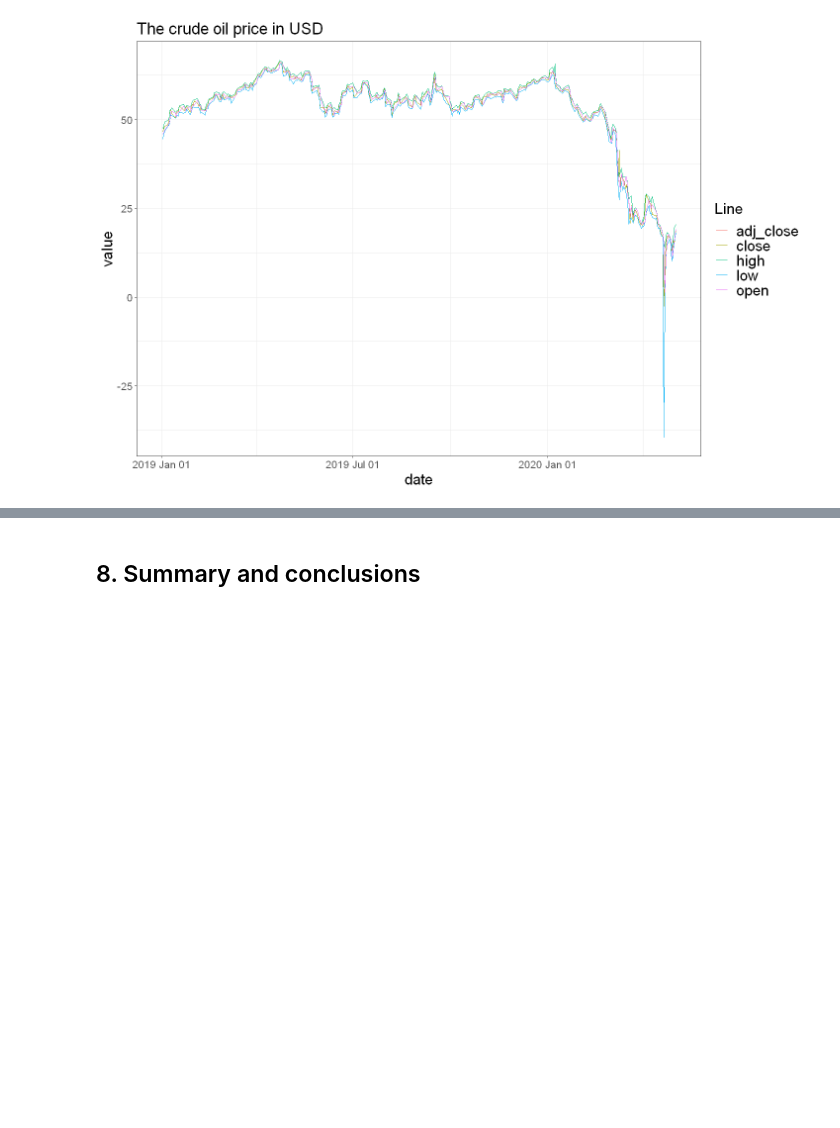
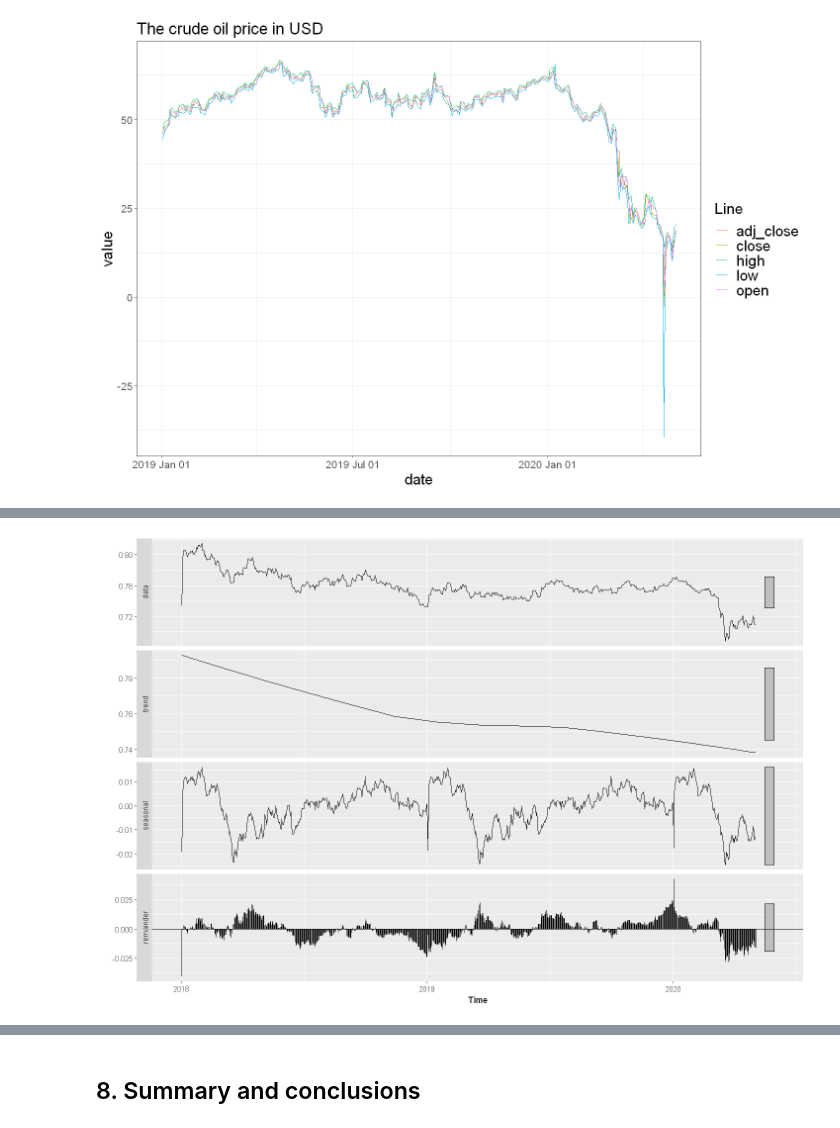
Before and after one commit to flizhou/CAD_USD_exchange_rate_predictor, a Jupyter notebook: scripts/eda.ipynb, the cells around one changed output, grey strips where cells are left out. Saved outputs shown, nothing was run; the diff lists cells and outputs as text; code cells hidden in the pictures; blank space fills up the shorter version.

```diff
--- a/scripts/eda.ipynb
+++ b/scripts/eda.ipynb
@@ -141,0 +163,9 @@ A tibble: 6 × 7
+# %%
+data_cp <- tibble(date = seq(as.Date("2018-01-01"), Sys.Date(), "day")) %>%
+    merge(cad_to_usd %>% filter(label == "close") %>% select(date, value),
+          by = "date", all.x = TRUE) %>%
+    merge(crude_oil %>% select(date, close),
+          by = "date", all.x = TRUE)
+colnames(data_cp) = c("date", "cad_to_usd", "crude_oil")
+dim(data_cp)
+head(data_cp)
@@ -221,0 +263,9 @@ cb_data <- cbind(us_data, canada_data)
+# %%
+data_cp$cad_to_usd[1] <- cad_to_usd %>%
+    filter(date == as.Date("2019-1-2"),
+           label == "open") %>%
+    pull(value)
+# %%
+# data imputation with last observation carried over
+data_cp <- data_cp %>%
+    zoo::na.locf()
@@ -276,3 +334,23 @@ crud_oil %>%
          color = "Line") + t
 # %% [output]
 [figure]
+# %%
+cad_to_usd_ts <- ts(data_cp$cad_to_usd,
+                    start = c(2018, as.numeric(format(data_cp$date[1], "%j"))),
+                    frequency = 365)
+crude_oil_ts <- ts(data_cp$crude_oil,
+                    start = c(2018, as.numeric(format(data_cp$date[1], "%j"))),
+                    frequency = 365)
+
+cad_to_usd_log_ts <- ts(log(data_cp$cad_to_usd),
+                    start = c(2018, as.numeric(format(data_cp$date[1], "%j"))),
+                    frequency = 365)
+crude_oil_log_ts <- ts(log(data_cp$crude_oil),
+                    start = c(2018, as.numeric(format(data_cp$date[1], "%j"))),
+                    frequency = 365)
+cad_to_usd_2020_ts <- ts(data_2020$cad_to_usd,
+                    start = c(2020, as.numeric(format(data_2020$date[1], "%j"))),
+                    frequency = 365)
+crude_oil_2020_ts <- ts(data_2020$crude_oil,
+                    start = c(2020, as.numeric(format(data_2020$date[1], "%j"))),
+                    frequency = 365)
@@ -278,0 +360,5 @@ crud_oil %>%
+# %%
+stl(cad_to_usd_ts, s.window = 12) %>%
+  autoplot()
+# %% [output]
+[figure, added]
```
Also changed, not shown: parts of 20 cells of this notebook.
